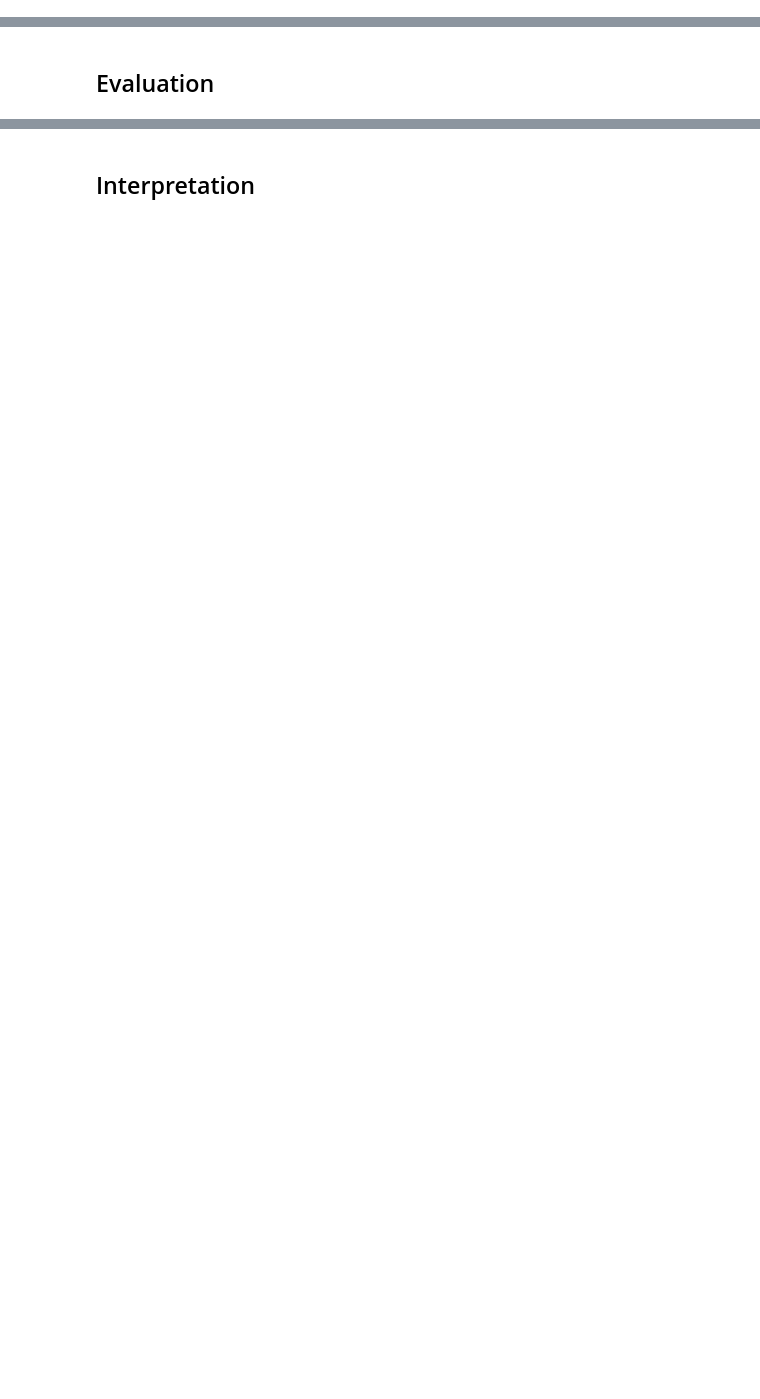
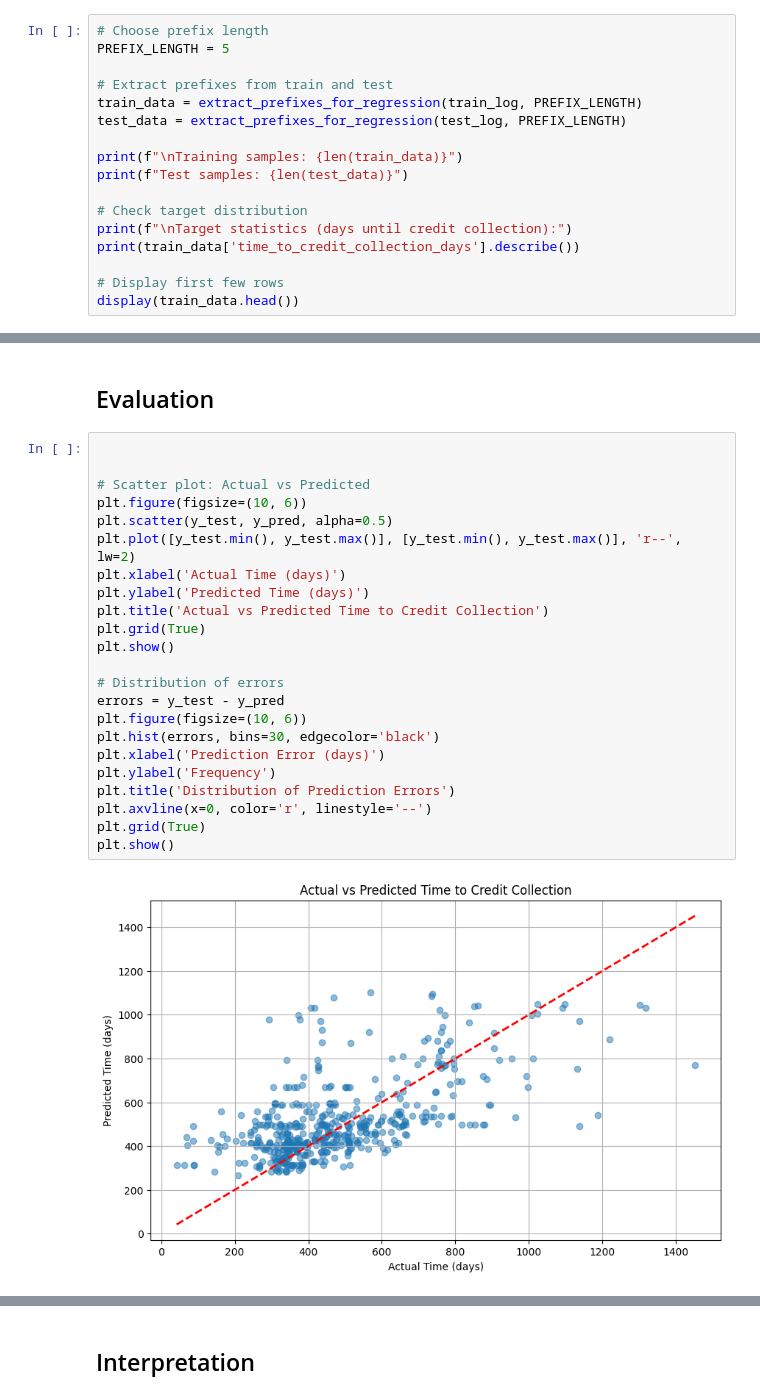
Before and after one commit to samuellukaswidmer/Bachelors-Thesis, a Jupyter notebook: predictive_monitoring.ipynb, the cells around one changed output, grey strips where cells are left out. Saved outputs shown, nothing was run; the diff lists cells and outputs as text; blank space fills up the shorter version.

```diff
--- a/predictive_monitoring.ipynb
+++ b/predictive_monitoring.ipynb
@@ -26,0 +142,17 @@ First, we try to find out which traces contain the 'Send Fine' and 'Send for Cre
+# %%
+# Choose prefix length
+PREFIX_LENGTH = 5
+
+# Extract prefixes from train and test
+train_data = extract_prefixes_for_regression(train_log, PREFIX_LENGTH)
+test_data = extract_prefixes_for_regression(test_log, PREFIX_LENGTH)
+
+print(f"\nTraining samples: {len(train_data)}")
+print(f"Test samples: {len(test_data)}")
+
+# Check target distribution
+print(f"\nTarget statistics (days until credit collection):")
+print(train_data['time_to_credit_collection_days'].describe())
+
+# Display first few rows
+display(train_data.head())
@@ -33,2 +266,27 @@ First, we try to find out which traces contain the 'Send Fine' and 'Send for Cre
 # %% [markdown]
 ## Evaluation
+# %%
+
+
+# Scatter plot: Actual vs Predicted
+plt.figure(figsize=(10, 6))
+plt.scatter(y_test, y_pred, alpha=0.5)
+plt.plot([y_test.min(), y_test.max()], [y_test.min(), y_test.max()], 'r--', lw=2)
+plt.xlabel('Actual Time (days)')
+plt.ylabel('Predicted Time (days)')
+plt.title('Actual vs Predicted Time to Credit Collection')
+plt.grid(True)
+plt.show()
+
+# Distribution of errors
+errors = y_test - y_pred
+plt.figure(figsize=(10, 6))
+plt.hist(errors, bins=30, edgecolor='black')
+plt.xlabel('Prediction Error (days)')
+plt.ylabel('Frequency')
+plt.title('Distribution of Prediction Errors')
+plt.axvline(x=0, color='r', linestyle='--')
+plt.grid(True)
+plt.show()
+# %% [output]
+[figure, added]
```
Also changed, not shown: parts of 10 cells of this notebook.
